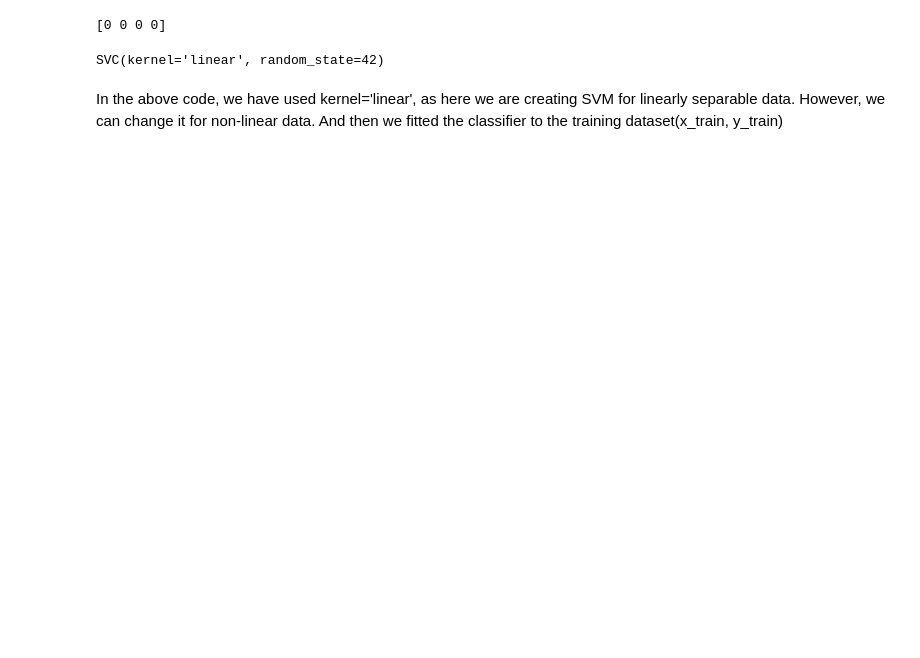
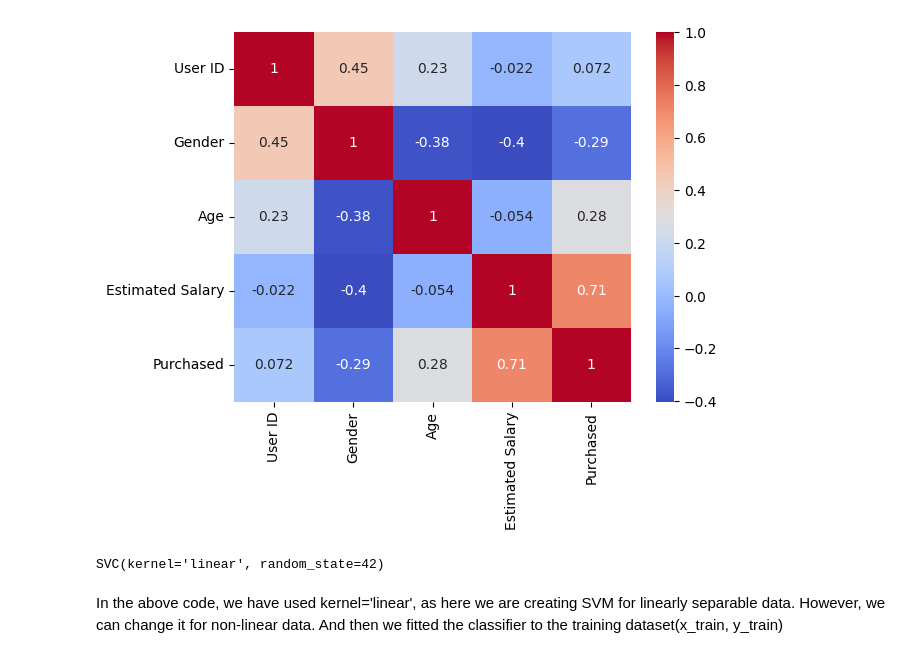
Before and after one commit to 1sumer/Python-Repo, a Jupyter notebook: SVM/Support vector Machine Algorithm.ipynb, the cells around one changed output. Saved outputs shown, nothing was run; the diff lists cells and outputs as text; code cells hidden in the pictures; blank space fills up the shorter version.

```diff
--- a/SVM/Support vector Machine Algorithm.ipynb
+++ b/SVM/Support vector Machine Algorithm.ipynb
@@ -35,2 +114,11 @@ array([0, 1], dtype=int64)
+# %%
+import seaborn as sns
+corr = data_set.corr(method='pearson')
+sns.heatmap(corr,
+            cmap='coolwarm',
+            annot=True)
+mtp.show()
+# %% [output]
+[figure, added]
 # %%
 #Extracting Independent and dependent Variable
@@ -43,8 +131,3 @@ x_train, x_test, y_train, y_test= train_test_split(x, y, test_size= 0.25, random
-# %%
-#print(x_test)
-print(y_test)
-# %% [output]
-[0 0 0 0]
 # %%
 #feature Scaling
 from sklearn.preprocessing import StandardScaler
```
Also changed, not shown: parts of 22 cells of this notebook, 3 other files.
